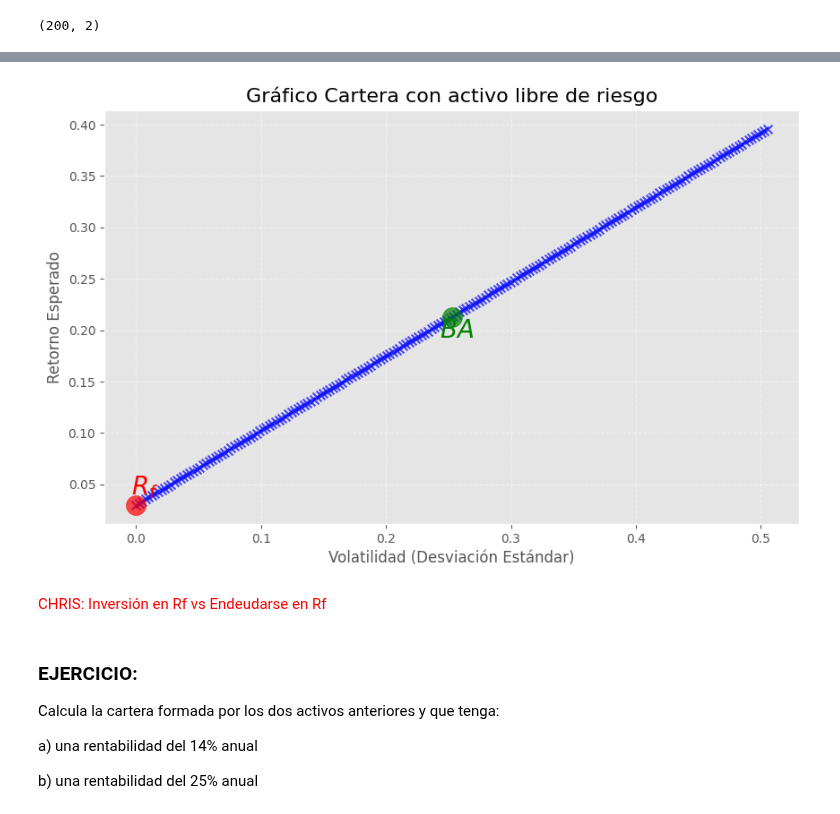
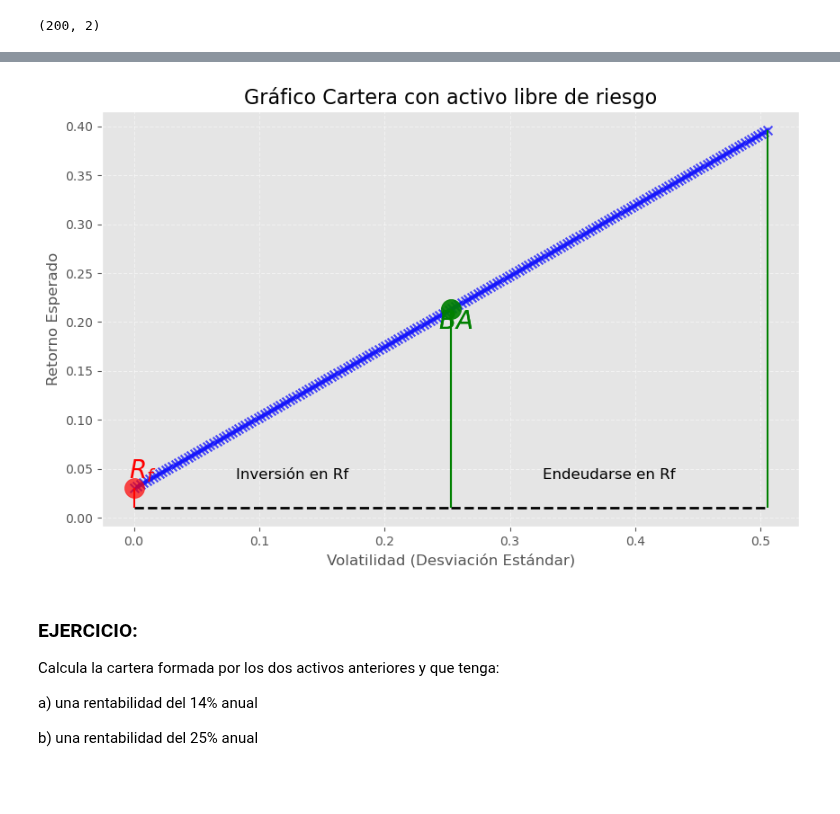
Before and after one commit to alfonso-santos/microcredencial-carteras-python-2023, a Jupyter notebook: Tema_4_CAPM/src/activo-libre-intro.ipynb, the cells around one changed output, grey strips where cells are left out. Cells and saved outputs as stored; diff of their text form; code cells hidden in the pictures; blank space fills up the shorter version.

```diff
--- a/Tema_4_CAPM/src/activo-libre-intro.ipynb
+++ b/Tema_4_CAPM/src/activo-libre-intro.ipynb
@@ -146,36 +146,63 @@ dtype: float64
 plt.figure(figsize=(10, 6))
 
 # Puntos de cada activo
 plt.scatter(volatilidades, rentabilidades, color='blue', s=50, marker='x', alpha=0.7)
 
 # Añadiendo los nombres de los activos con un desplazamiento
 desplazamiento_x = 0.001  # Ajusta este valor según sea necesario
 desplazamiento_y = 0.01  # Ajusta este valor según sea necesario
 
 
 plt.scatter(0, ret_rf*252, color='red', s=250, alpha=0.7)
 plt.text(0-4*desplazamiento_x, ret_rf*252+desplazamiento_y, '$R_f$', fontsize=20, color='red')
 
 plt.scatter(retornos['BA'].std()*np.sqrt(252), retornos['BA'].mean()*252, color='green', s=250,  marker='o', alpha=0.7)
 plt.text(retornos['BA'].std()*np.sqrt(252)-10*desplazamiento_x, retornos['BA'].mean()*252-2*desplazamiento_y, '$BA$', fontsize=20, color='green')
 
 # Añadiendo títulos y etiquetas
 plt.title('Gráfico Cartera con activo libre de riesgo', fontsize=16)
 plt.xlabel('Volatilidad (Desviación Estándar)', fontsize=12)
 plt.ylabel('Retorno Esperado', fontsize=12)
 
 # Añadiendo leyenda con mejor posición
 #plt.legend(loc='best')
 
 # Mostrando la cuadrícula para mejor lectura
 plt.grid(True, linestyle='--', alpha=0.5)
 
+
+
+# Coordenadas de los puntos Rf y BA
+x_rf = 0
+y_rf = ret_rf * 252
+x_ba = retornos['BA'].std() * np.sqrt(252)
+y_ba = retornos['BA'].mean() * 252
+
+# Dibujar una línea horizontal entre Rf y BA
+plt.hlines(y_rf - 0.02, x_rf, x_ba, colors='black', linestyles='dashed', linewidth=2)
+plt.vlines(0, y_rf-0.02, y_rf, color="red")
+plt.vlines(x_ba, y_rf-0.02, y_ba, color="green")
+
+# Añadir el texto entre Rf y BA
+plt.text((x_rf + x_ba) / 2, y_rf + 0.01, 'Inversión en Rf', fontsize=12, ha='center')
+
+# Dibujar una línea horizontal pasado BA
+plt.hlines(y_rf - 0.02, x_ba, x_ba*2, colors='black', linestyles='dashed', linewidth=2)
+plt.vlines(x_ba, y_rf-0.02, y_ba, color="green")
+plt.vlines(x_ba*2, y_rf-0.02, y_ba*2 -0.03, color="green")
+
+# Añadir el texto pasado BA
+plt.text((x_ba + x_ba * 2) / 2, y_rf + 0.01, 'Endeudarse en Rf', fontsize=12, ha='center')
+
+# Añadir el punto BA con su etiqueta
+plt.scatter(x_ba, y_ba, color='green', s=250, marker='o', alpha=0.7)
+plt.text(x_ba - 10 * desplazamiento_x, y_ba - 2 * desplazamiento_y, '$BA$', fontsize=20, color='green')
+
+
 # Mostrar el gráfico
 plt.show()
 # %% [output]
-[figure, old version]
+[figure, new version]
-# %% [markdown]
-<font color="red">CHRIS: Inversión en Rf vs Endeudarse en Rf
 # %% [markdown]
 ### EJERCICIO:
 
```
Also changed, not shown: parts of 21 cells of this notebook, 6 other files.
